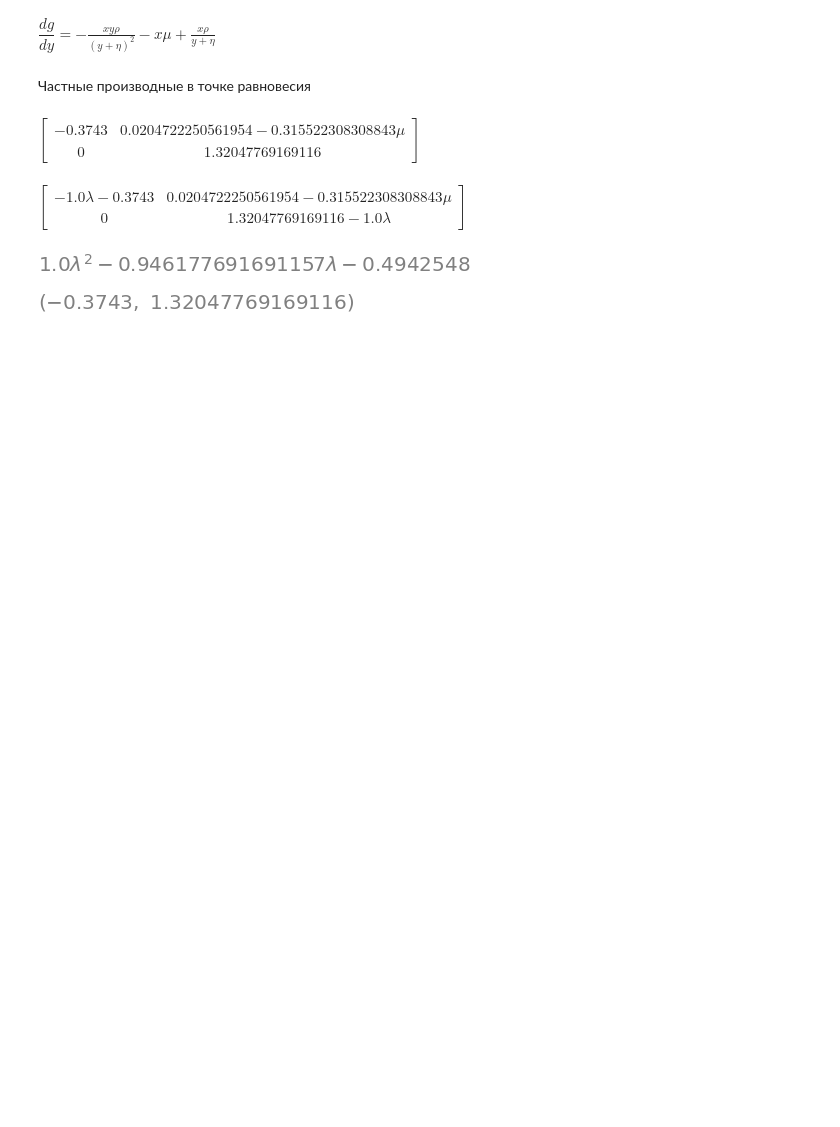
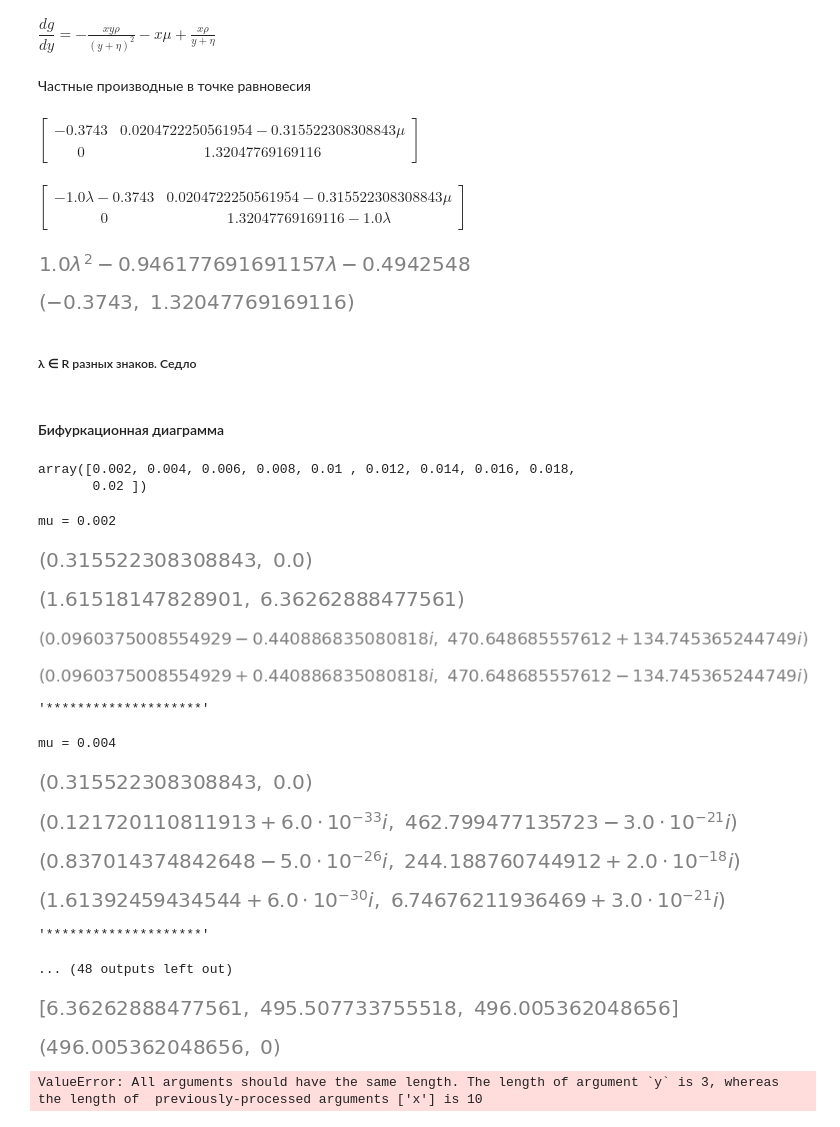
Before and after one commit to SergeyPishchulov/thesis, a Jupyter notebook: Thesis_paper.ipynb, the cells around one changed output. Drawn from its saved outputs; the diff is of its cells as text; code cells hidden in the pictures; blank space fills up the shorter version.

```diff
--- a/Thesis_paper.ipynb
+++ b/Thesis_paper.ipynb
@@ -125,3 +127,51 @@ lam1, lam2 = solve(j.det(), lambd)
 lam1, lam2
 # %% [output]
 [figure]
+# %% [markdown]
+##### λ ∈ R разных знаков. Седло
+# %% [markdown]
+#### Бифуркационная диаграмма
+# %%
+mus = np.linspace(0.002, 0.020, 10)
+mus
+# %% [output]
+array([0.002, 0.004, 0.006, 0.008, 0.01 , 0.012, 0.014, 0.016, 0.018,
+       0.02 ])
+# %%
+xs=[]
+ys = []
+solutions_by_mu={}
+for cur_mu in mus:
+    solutions = get_solutions(cur_mu)
+    solutions_by_mu[cur_mu]= solutions
+    for s in solutions:
+        if s[1]!=0  and s[1].as_real_imag()[1]==0:#real
+            ys.append(s[1].as_real_imag()[0])
+# %%
+for cur_mu, sols in solutions_by_mu.items():
+    print(f"mu = {cur_mu}")
+    display_solutions(sols)
+    display("*"*20)
+# %% [output]
+mu = 0.002
+[figure, added]
+[figure, added]
+[figure, added]
+[figure, added]
+'********************'
+mu = 0.004
+[figure, added]
+[figure, added]
+[figure, added]
+[figure, added]
+'********************'
+... (48 outputs left out)
+# %%
+ys=list(map(float, ys))
+ys
+# %% [output]
+[figure, added]
+# %%
+solutions[0][1].as_real_imag()
+# %% [output]
+[figure, added]
@@ -127,0 +180,5 @@ lam1, lam2
+# %%
+fig = px.scatter(x=mus, y=ys)#, color='species', size='petal_length')
+fig.show()
+# %% [output]
+ValueError: All arguments should have the same length. The length of argument `y` is 3, whereas the length of  previously-processed arguments ['x'] is 10
```
Also changed, not shown: parts of 15 cells of this notebook.
